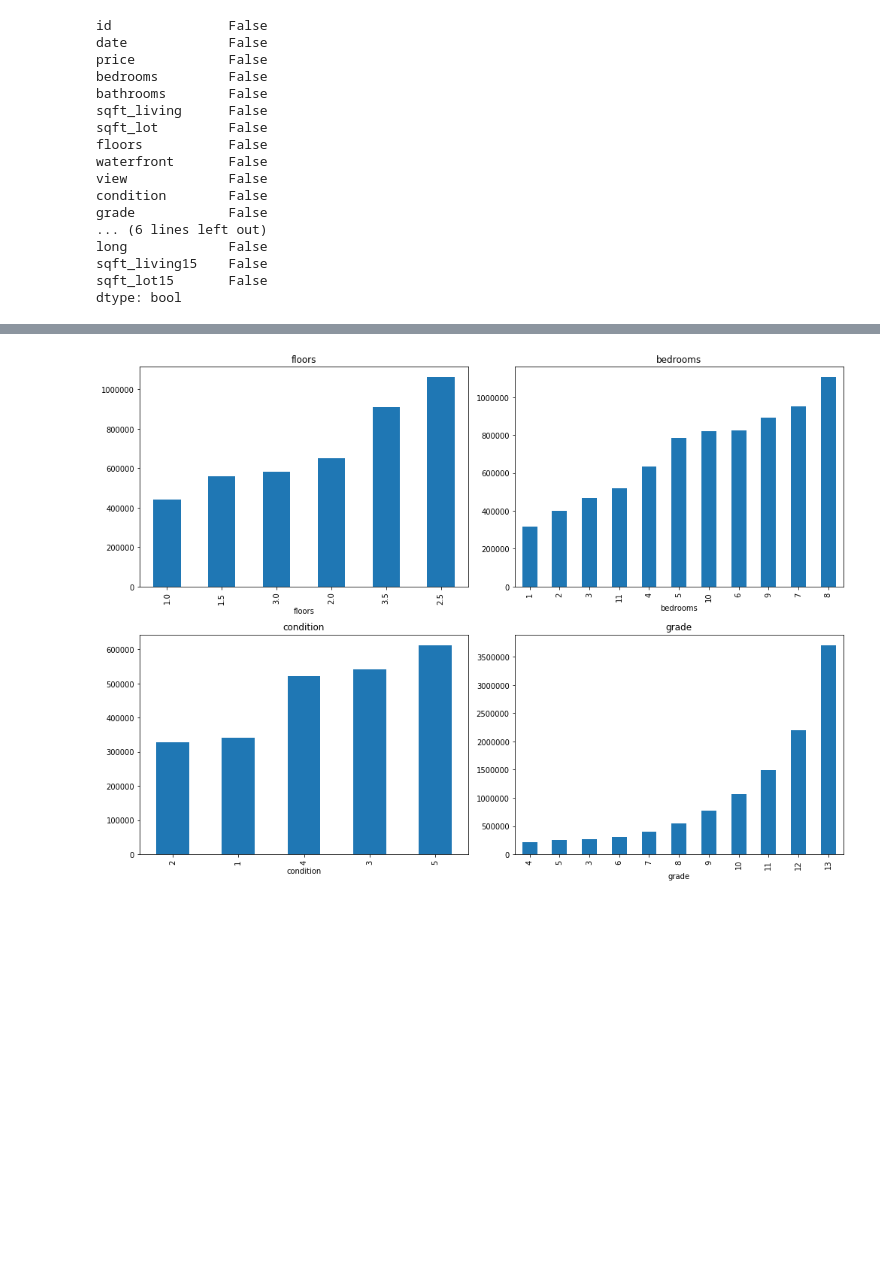
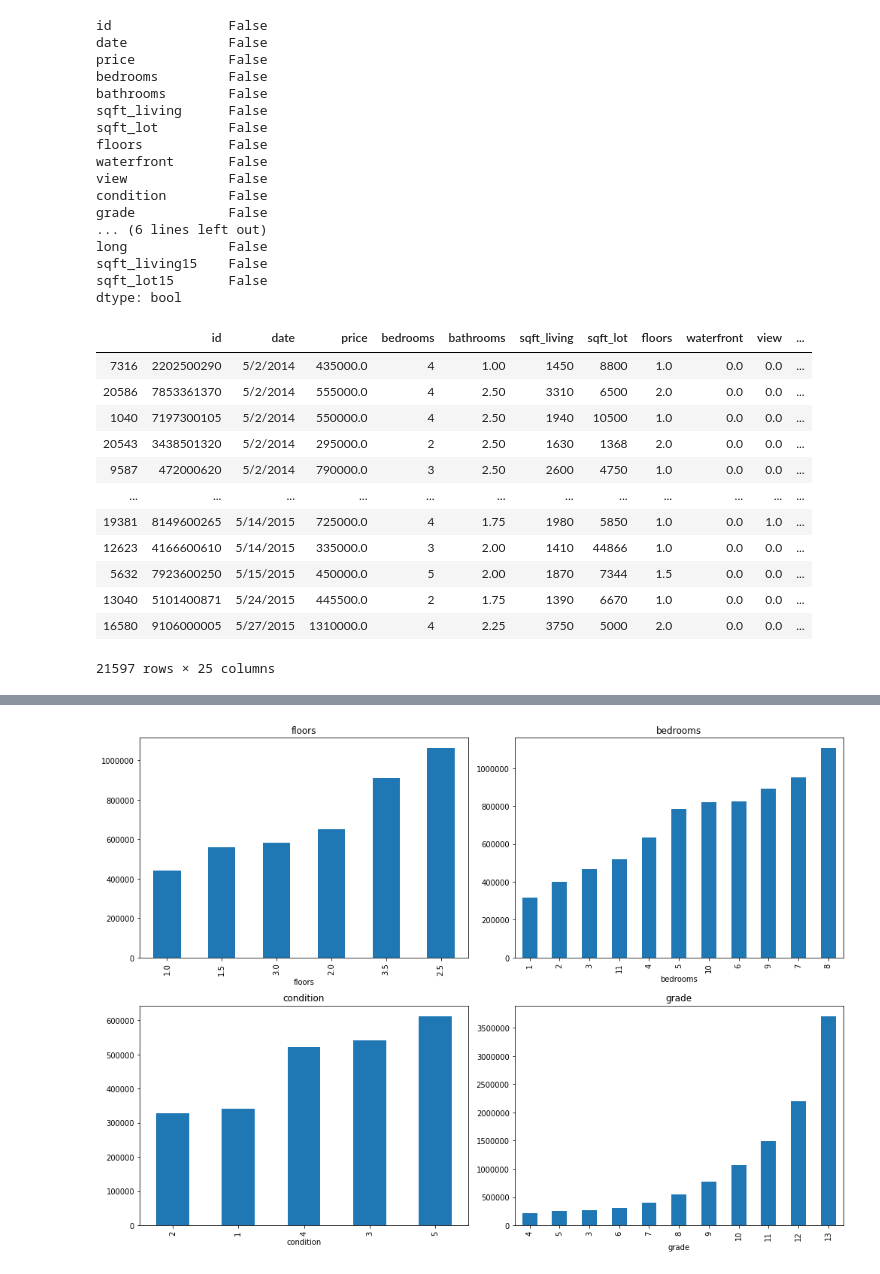
Before and after one commit to aradaha/dsc-mod-2-project-v2-1-onl01-dtsc-ft-030220, a Jupyter notebook: student.ipynb, the cells around one changed output, grey strips where cells are left out. Saved outputs shown, nothing was run; the diff lists cells and outputs as text; code cells hidden in the pictures; blank space fills up the shorter version.

```diff
--- a/student.ipynb
+++ b/student.ipynb
@@ -67,7 +67,7 @@ def thisfunc(x,y):
     return z
 # %%
 # Running function for sqft_basement column
-df.sqft_basement = thisfunc(1, df.sqft_basement)
+df.sqft_basement = thisfunc(df.sqft_basement)
 # %%
 # Checking for other symbols that might be in the data
 df.isin(['?','/',"'",'.','.']).any()
@@ -113,3 +107,21 @@ df['SaleDate'] = df['SaleDate'].map(lambda x: int(x))
+# %%
+# Turning the date into a Julian date to make it more useable
+df['Julian'] = julian(df['Year'], df['Month'], df['Day'])
+df.sort_values(by='Julian')
+# %% [output]
+|  | id | date | price | bedrooms | bathrooms | sqft_living | sqft_lot | floors | waterfront | view | ... |
+| 7316 | 2202500290 | 5/2/2014 | 435000.0 | 4 | 1.00 | 1450 | 8800 | 1.0 | 0.0 | 0.0 | ... |
+| 20586 | 7853361370 | 5/2/2014 | 555000.0 | 4 | 2.50 | 3310 | 6500 | 2.0 | 0.0 | 0.0 | ... |
+| 1040 | 7197300105 | 5/2/2014 | 550000.0 | 4 | 2.50 | 1940 | 10500 | 1.0 | 0.0 | 0.0 | ... |
+| 20543 | 3438501320 | 5/2/2014 | 295000.0 | 2 | 2.50 | 1630 | 1368 | 2.0 | 0.0 | 0.0 | ... |
+| 9587 | 472000620 | 5/2/2014 | 790000.0 | 3 | 2.50 | 2600 | 4750 | 1.0 | 0.0 | 0.0 | ... |
+| ... | ... | ... | ... | ... | ... | ... | ... | ... | ... | ... | ... |
+| 19381 | 8149600265 | 5/14/2015 | 725000.0 | 4 | 1.75 | 1980 | 5850 | 1.0 | 0.0 | 1.0 | ... |
+| 12623 | 4166600610 | 5/14/2015 | 335000.0 | 3 | 2.00 | 1410 | 44866 | 1.0 | 0.0 | 0.0 | ... |
+| 5632 | 7923600250 | 5/15/2015 | 450000.0 | 5 | 2.00 | 1870 | 7344 | 1.5 | 0.0 | 0.0 | ... |
+| 13040 | 5101400871 | 5/24/2015 | 445500.0 | 2 | 1.75 | 1390 | 6670 | 1.0 | 0.0 | 0.0 | ... |
+| 16580 | 9106000005 | 5/27/2015 | 1310000.0 | 4 | 2.25 | 3750 | 5000 | 2.0 | 0.0 | 0.0 | ... |
+21597 rows × 25 columns
 # %%
 print(df.describe())
 print(df.info())
```
Also changed, not shown: parts of 11 cells of this notebook.
